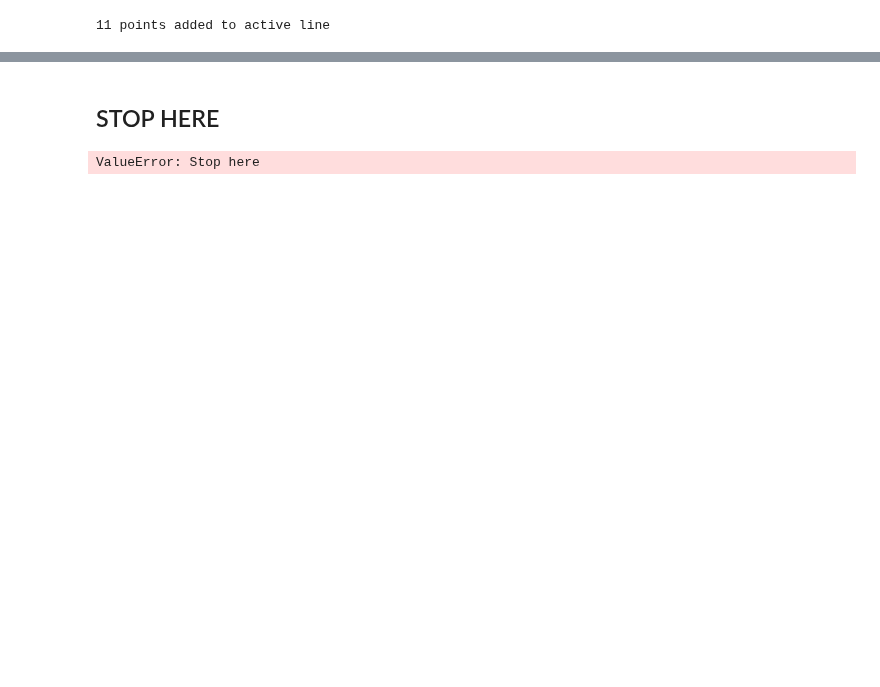
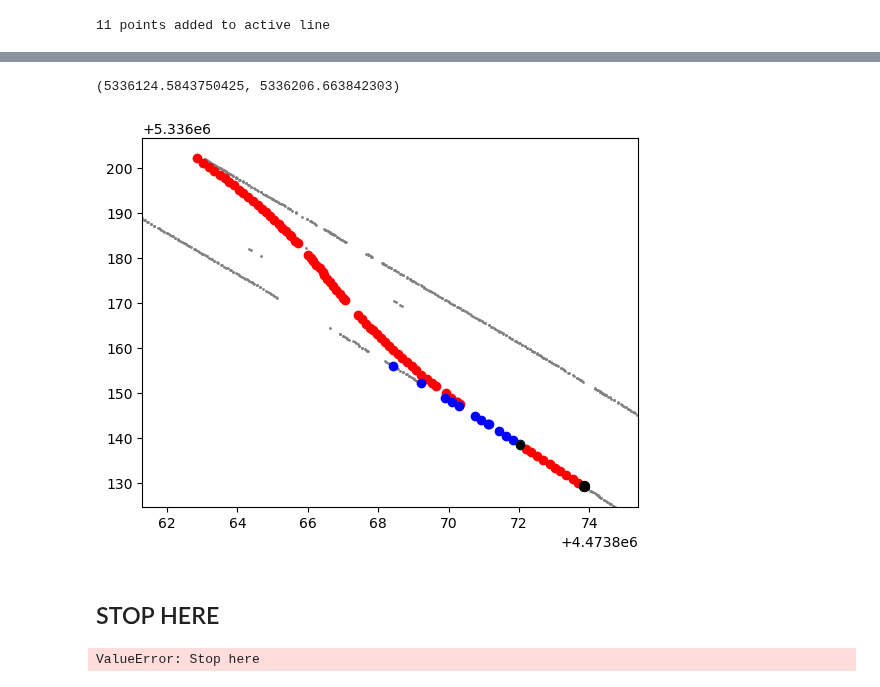
Before and after one commit to florianneukirchen/gleis-versuche, a Jupyter notebook: 51_stage3_ohne_schleife.ipynb, the cells around one changed output, grey strips where cells are left out. Cells and saved outputs as stored; diff of their text form; code cells hidden in the pictures; blank space fills up the shorter version.

```diff
--- a/51_stage3_ohne_schleife.ipynb
+++ b/51_stage3_ohne_schleife.ipynb
@@ -516,6 +613,7 @@ for label in range(labels.max()+1):
         new_direction = -new_direction
 
 
+
     if label == labels[0]:
         # This is the active head
         active_line.head_xyz = pruned[-1]
@@ -526,7 +624,19 @@ for label in range(labels.max()+1):
         print(len(pruned), "points added to active line")
     else:
         # This is the other rail in a switch (or false positive)
-        active_line.add_switch(fids_cluster[0], fids_cluster[offset], pruned[-1], new_direction, gauges[offset], pruned)
+        active_line.add_switch(fids_cluster[offset], pruned[-1], new_direction, gauges[offset], pruned)
         print(len(pruned), "points added to switch line")
+
+# Check if we reached the end of a switch
+if active_line.in_switch and labels.max() == 0:
+    active_line.make_cut()
+    if not active_line.reverse_head():
+        # If we can't reverse the head, we are done
+        print("Finished growing line")
 # %% [output]
 11 points added to active line
+# %%
+print("active line points:", len(active_line.points))
+print("switch lines:", len(active_line.switch))
+for i, switch in enumerate(active_line.switch):
+    print(f"Switch line {i} points:", len(switch.points))
@@ -540,0 +669,35 @@ array([4.47385134e+06, 5.33625536e+06, 5.16661790e+02])
+# %%
+fig, ax = plt.subplots()
+
+#mask =
+#
+
+
+active = np.array(active_line.points)
+
+ax.scatter(active[:, 0], active[:, 1], c='red')
+ax.scatter(active_line.head_xyz[0], active_line.head_xyz[1], c='black', s=50, label='Head')
+
+colors = ['blue', 'green', 'orange', 'purple', 'brown', 'pink']
+
+for i, switch in enumerate(active_line.switch):
+    points = np.array(switch.points)
+    ax.scatter(points[:, 0], points[:, 1], c=colors[i % len(colors)])
+    ax.scatter(switch.head_xyz[0], switch.head_xyz[1], c='black', s=30, label='Head')
+
+ax.scatter(active_line.head_xyz[0], active_line.head_xyz[1], c='black', s=50, label='Head')
+
+
+x_lim = ax.get_xlim()
+y_lim = ax.get_ylim()
+
+x_lim = (x_lim[0] - 1, x_lim[1] + 1)
+y_lim = (y_lim[0] - 1, y_lim[1] + 1)
+
+ax.scatter(all_points[:, 0], all_points[:, 1], c='gray', s=1, zorder=0)
+ax.set_xlim(x_lim)
+ax.set_ylim(y_lim)
+#ax.set_aspect('equal', adjustable='box')
+# %% [output]
+(5336124.5843750425, 5336206.663842303)
+[figure, added]
```
Also changed, not shown: parts of 21 cells of this notebook, 3 other files.
